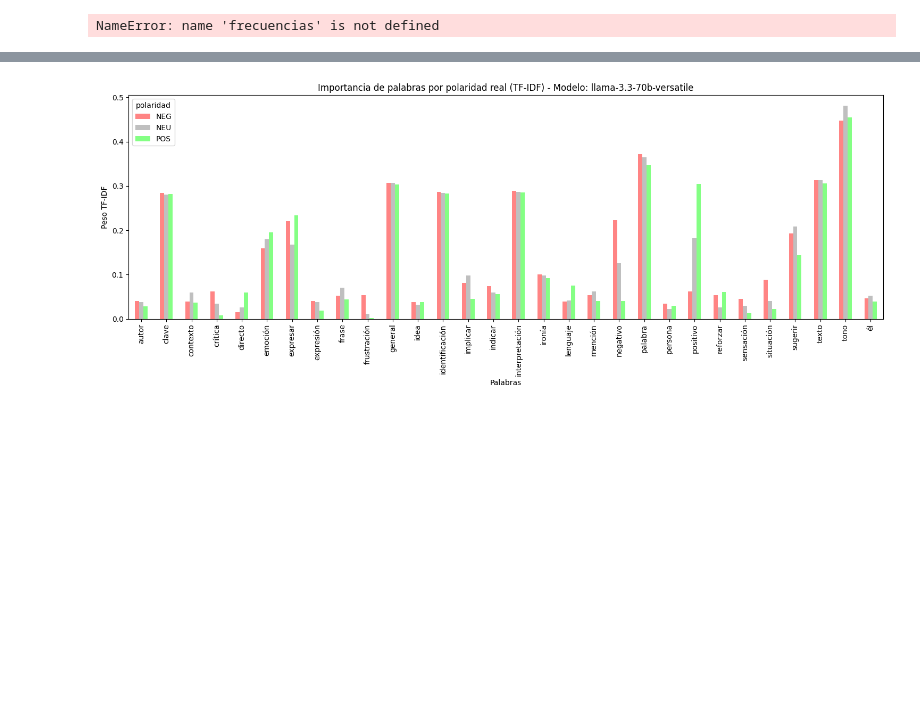
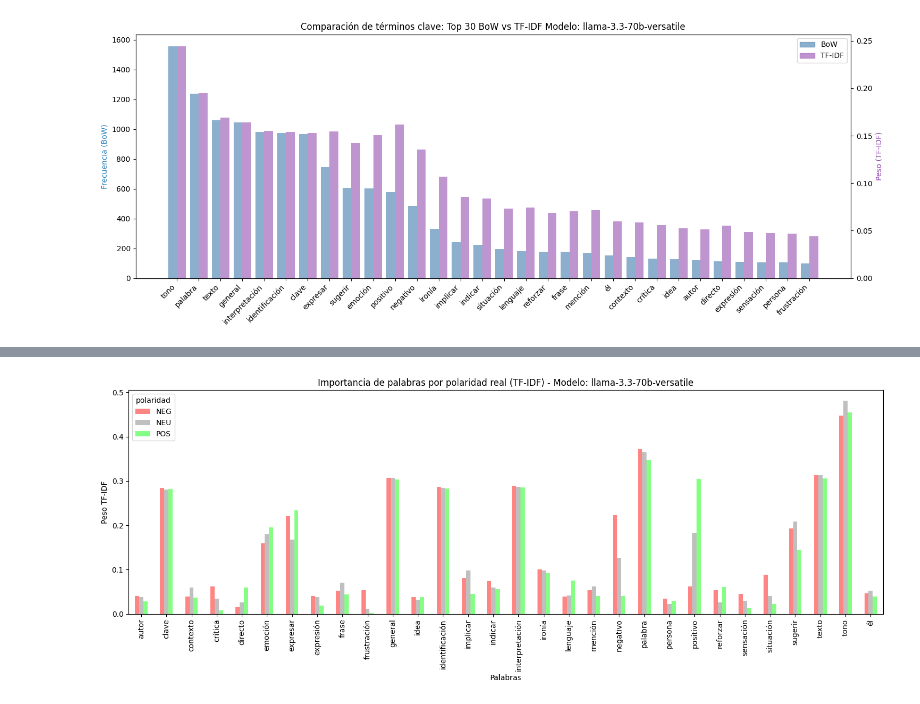
Before and after one commit to Alexmarfer02/TFG, a Jupyter notebook: Resultados/analisis prompts/Análisis de razonamiento/Razonamientos_llama-3.3-70b-versatile.ipynb, the cells around one changed output, grey strips where cells are left out. Drawn from its saved outputs; the diff is of its cells as text; code cells hidden in the pictures; blank space fills up the shorter version.

```diff
--- a/Resultados/analisis prompts/Análisis de razonamiento/Razonamientos_llama-3.3-70b-versatile.ipynb
+++ b/Resultados/analisis prompts/Análisis de razonamiento/Razonamientos_llama-3.3-70b-versatile.ipynb
@@ -73,42 +73,48 @@ df_tfidf = pd.DataFrame(Xtfidf.toarray(), columns=vectorizer_tfidf.get_feature_n
 df_tfidf_polar = pd.DataFrame(X_polaridades.toarray(), index=grupos.index, columns=vectorizer_pol.get_feature_names_out())
 df_tfidf_polar_true = pd.DataFrame(X_polaridades_true.toarray(), index=grupos_true.index, columns=vectorizer_pol.get_feature_names_out())
 # %%
+# Calcular frecuencias BoW
+frecuencias = df_bow.sum().sort_values(ascending=False)
+
+# Calcular promedio TF-IDF por palabra
+df_tfidf_prom = df_tfidf.mean(axis=0).reset_index()
+df_tfidf_prom.columns = ["palabra", "tfidf"]
+
 palabras_top20 = frecuencias.head(30).index.tolist()
 frecuencias_bow = frecuencias.head(30).values
 pesos_tfidf = df_tfidf_prom.set_index("palabra").loc[palabras_top20, "tfidf"].values
 
 x = np.arange(len(palabras_top20))
 width = 0.4
 
 fig, ax1 = plt.subplots(figsize=(15, 6))
 bars1 = ax1.bar(
     x - width/2, frecuencias_bow, width,
-    label='BoW', color='#5B8DB8', alpha=0.7  # azul más opaco
+    label='BoW', color='#5B8DB8', alpha=0.7
 )
 ax1.set_ylabel('Frecuencia (BoW)', color='#2980b9')
 ax1.tick_params(axis='y', labelcolor='black')
 ax1.set_xticks(x)
 ax1.set_xticklabels(palabras_top20, rotation=45, ha='right')
 
 ax2 = ax1.twinx()
 bars2 = ax2.bar(
     x + width/2, pesos_tfidf, width,
-    label='TF-IDF', color='#A569BD', alpha=0.7  # morado más opaco
+    label='TF-IDF', color='#A569BD', alpha=0.7
 )
 ax2.set_ylabel('Peso (TF-IDF)', color='#8e44ad')
 ax2.tick_params(axis='y', labelcolor='black')
 
-# Crear leyenda combinada
 handles = [
     plt.Rectangle((0,0),1,1, color='#5B8DB8', alpha=0.7, label='BoW'),
     plt.Rectangle((0,0),1,1, color='#A569BD', alpha=0.7, label='TF-IDF')
 ]
 ax1.legend(handles=handles, loc='upper right')
 
 plt.title(f'Comparación de términos clave: Top 30 BoW vs TF-IDF Modelo: {modelo[2]}')
 plt.tight_layout()
 plt.show()
 # %% [output]
-NameError: name 'frecuencias' is not defined
+[figure, added]
 # %%
 colores = ["#FF6666", "#B0B0B0", "#66FF66"]
```
Also changed, not shown: parts of 2 cells of this notebook.
